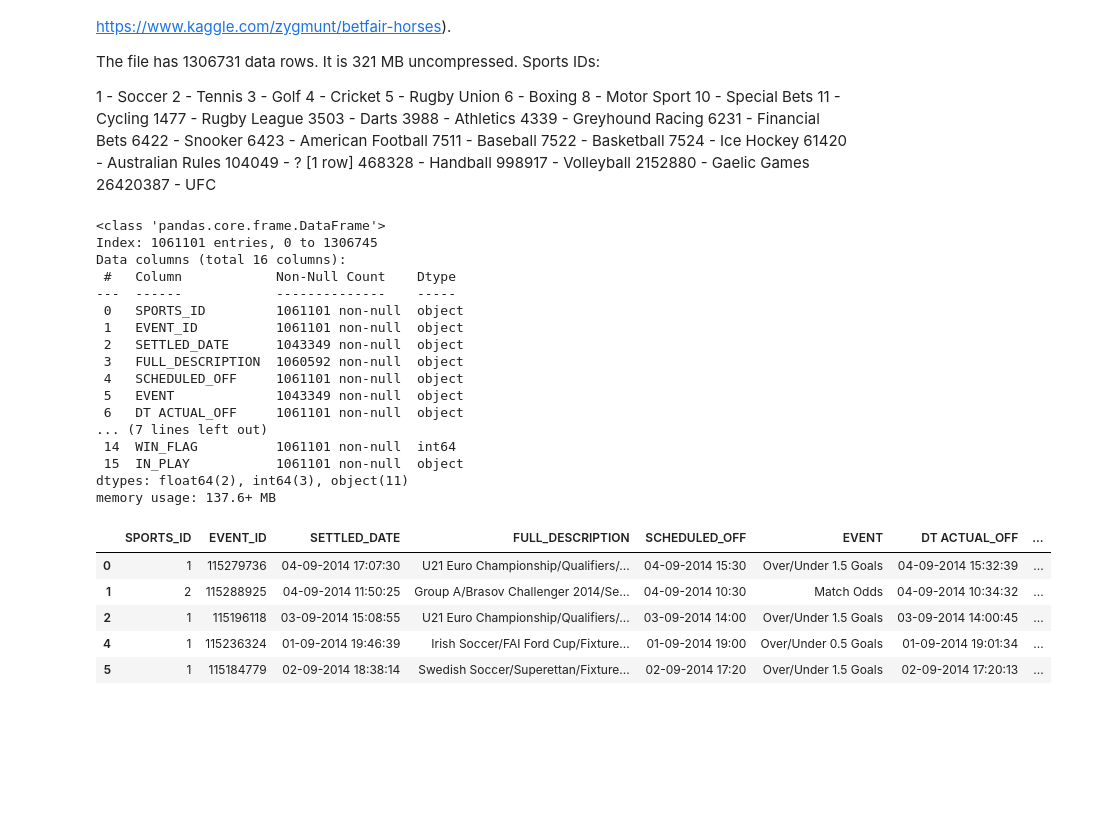
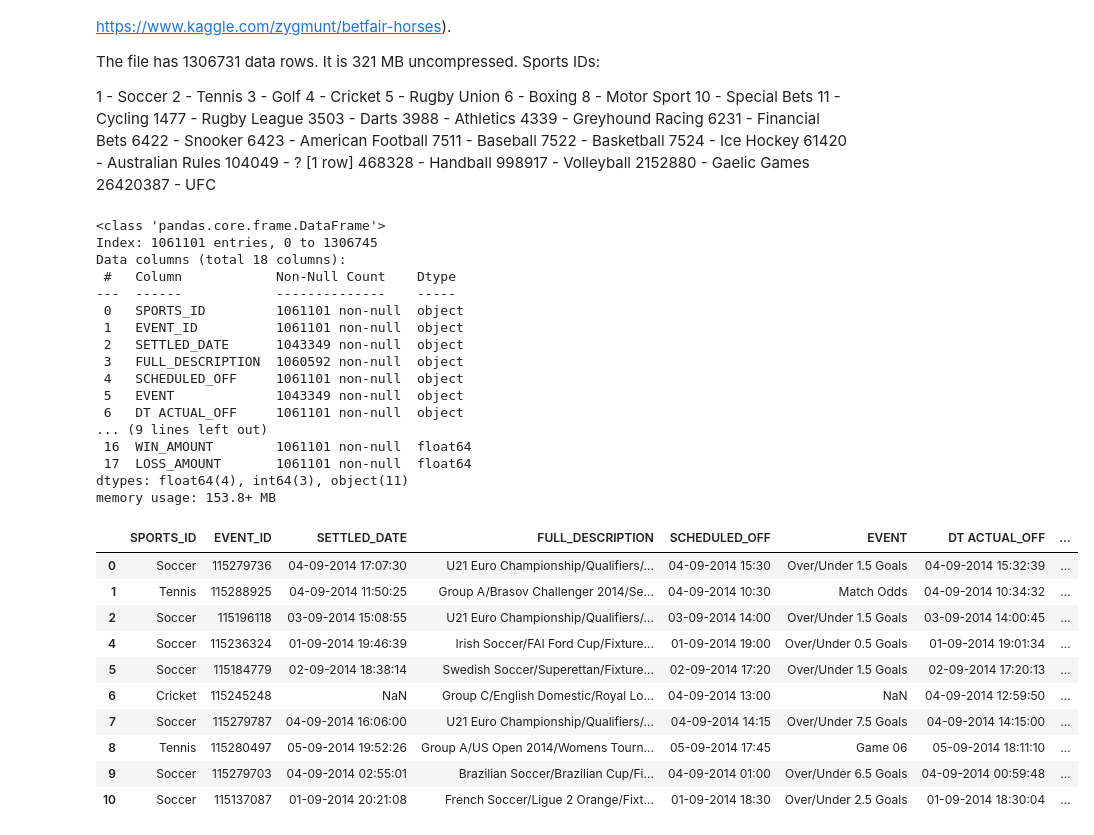
Before and after one commit to ns96/python-betfair, a Jupyter notebook: BetFairEDA.ipynb, the cells around one changed output. Saved outputs shown, nothing was run; the diff lists cells and outputs as text; code cells hidden in the pictures; blank space fills up the shorter version.

```diff
--- a/BetFairEDA.ipynb
+++ b/BetFairEDA.ipynb
@@ -47,38 +48,66 @@ warnings.filterwarnings("ignore")
 # %%
 # load the dataframe
 betfair_df = pd.read_csv("resources/betfair_dataset.csv")
 
+# uncomment below to export sample dataset with 10000 records
+sample = False
+if sample:
+    weights = betfair_df['SPORTS_ID'].value_counts(normalize=True)
+    sample_df = betfair_df.sample(n=10000, weights='SPORTS_ID', random_state=1)
+    sample_df.to_csv("resources/betfair_sample.csv", index=False)
+
+# change sports id to the sports name
+sports_names = {1: "Soccer", 2: "Tennis", 3: "Golf", 4: "Cricket", 5: "Rugby", 6: "Boxing",
+                8: "Motor Sport", 10: "Special Bets", 11: "Cycling", 1477: "Rugby",
+                3503: "Darts", 3988: "Athletics", 4339: "Greyhound Racing", 6231: "Financial Bets",
+                6422: "Billards", 6423: "American Football", 7511: "Baseball", 7522: "Basketball",
+                7524: "Hockey", 61420: "Australian Football", 104049: "Unknown", 468328: "Handball",
+                998917: "Volleyball", 2152880: "Gaelic Games", 26420387: "UFC"}
+
+betfair_df["SPORTS_ID"] = betfair_df["SPORTS_ID"].map(sports_names)
+
 # change sports id and event id to objects
-betfair_df["SPORTS_ID"] = betfair_df["SPORTS_ID"].astype(object)
 betfair_df["EVENT_ID"] = betfair_df["EVENT_ID"].astype(object)
 
 # remove all rows where game/event did not go into play i.e canceled for some reason
 betfair_df = betfair_df.loc[betfair_df.IN_PLAY != "NI"]
 
+# calculate the total winnings
+betfair_df["WIN_AMOUNT"] = betfair_df["ODDS"] * betfair_df["VOLUME_MATCHED"] * betfair_df["WIN_FLAG"]
+
+# calculate the loss amount
+# https://betting.betfair.com/how-to-use-betfair-exchange/beginner-guides/placing-a-lay-bet-010819-51.html
+#betfair_df["LOSS_AMOUNT"] = (betfair_df["ODDS"] * betfair_df["VOLUME_MATCHED"] - betfair_df["VOLUME_MATCHED"]) * (1 - betfair_df["WIN_FLAG"])
+betfair_df["LOSS_AMOUNT"] = (betfair_df["ODDS"] * betfair_df["VOLUME_MATCHED"]) * (1 - betfair_df["WIN_FLAG"])
 betfair_df.info()
 
-betfair_df.head()
+betfair_df.head(10)
 # %% [output]
 <class 'pandas.core.frame.DataFrame'>
 Index: 1061101 entries, 0 to 1306745
-Data columns (total 16 columns):
+Data columns (total 18 columns):
  #   Column            Non-Null Count    Dtype
 ---  ------            --------------    -----
  0   SPORTS_ID         1061101 non-null  object
  1   EVENT_ID          1061101 non-null  object
  2   SETTLED_DATE      1043349 non-null  object
  3   FULL_DESCRIPTION  1060592 non-null  object
  4   SCHEDULED_OFF     1061101 non-null  object
  5   EVENT             1043349 non-null  object
  6   DT ACTUAL_OFF     1061101 non-null  object
-... (7 lines left out)
- 14  WIN_FLAG          1061101 non-null  int64
- 15  IN_PLAY           1061101 non-null  object
-dtypes: float64(2), int64(3), object(11)
-memory usage: 137.6+ MB
+... (9 lines left out)
+ 16  WIN_AMOUNT        1061101 non-null  float64
+ 17  LOSS_AMOUNT       1061101 non-null  float64
+dtypes: float64(4), int64(3), object(11)
+memory usage: 153.8+ MB
 |  | SPORTS_ID | EVENT_ID | SETTLED_DATE | FULL_DESCRIPTION | SCHEDULED_OFF | EVENT | DT ACTUAL_OFF | ... |
-| 0 | 1 | 115279736 | 04-09-2014 17:07:30 | U21 Euro Championship/Qualifiers/... | 04-09-2014 15:30 | Over/Under 1.5 Goals | 04-09-2014 15:32:39 | ... |
-| 1 | 2 | 115288925 | 04-09-2014 11:50:25 | Group A/Brasov Challenger 2014/Se... | 04-09-2014 10:30 | Match Odds | 04-09-2014 10:34:32 | ... |
-| 2 | 1 | 115196118 | 03-09-2014 15:08:55 | U21 Euro Championship/Qualifiers/... | 03-09-2014 14:00 | Over/Under 1.5 Goals | 03-09-2014 14:00:45 | ... |
-| 4 | 1 | 115236324 | 01-09-2014 19:46:39 | Irish Soccer/FAI Ford Cup/Fixture... | 01-09-2014 19:00 | Over/Under 0.5 Goals | 01-09-2014 19:01:34 | ... |
-| 5 | 1 | 115184779 | 02-09-2014 18:38:14 | Swedish Soccer/Superettan/Fixture... | 02-09-2014 17:20 | Over/Under 1.5 Goals | 02-09-2014 17:20:13 | ... |
+| 0 | Soccer | 115279736 | 04-09-2014 17:07:30 | U21 Euro Championship/Qualifiers/... | 04-09-2014 15:30 | Over/Under 1.5 Goals | 04-09-2014 15:32:39 | ... |
+| 1 | Tennis | 115288925 | 04-09-2014 11:50:25 | Group A/Brasov Challenger 2014/Se... | 04-09-2014 10:30 | Match Odds | 04-09-2014 10:34:32 | ... |
+| 2 | Soccer | 115196118 | 03-09-2014 15:08:55 | U21 Euro Championship/Qualifiers/... | 03-09-2014 14:00 | Over/Under 1.5 Goals | 03-09-2014 14:00:45 | ... |
+| 4 | Soccer | 115236324 | 01-09-2014 19:46:39 | Irish Soccer/FAI Ford Cup/Fixture... | 01-09-2014 19:00 | Over/Under 0.5 Goals | 01-09-2014 19:01:34 | ... |
+| 5 | Soccer | 115184779 | 02-09-2014 18:38:14 | Swedish Soccer/Superettan/Fixture... | 02-09-2014 17:20 | Over/Under 1.5 Goals | 02-09-2014 17:20:13 | ... |
+| 6 | Cricket | 115245248 | NaN | Group C/English Domestic/Royal Lo... | 04-09-2014 13:00 | NaN | 04-09-2014 12:59:50 | ... |
+| 7 | Soccer | 115279787 | 04-09-2014 16:06:00 | U21 Euro Championship/Qualifiers/... | 04-09-2014 14:15 | Over/Under 7.5 Goals | 04-09-2014 14:15:00 | ... |
+| 8 | Tennis | 115280497 | 05-09-2014 19:52:26 | Group A/US Open 2014/Womens Tourn... | 05-09-2014 17:45 | Game 06 | 05-09-2014 18:11:10 | ... |
+| 9 | Soccer | 115279703 | 04-09-2014 02:55:01 | Brazilian Soccer/Brazilian Cup/Fi... | 04-09-2014 01:00 | Over/Under 6.5 Goals | 04-09-2014 00:59:48 | ... |
+| 10 | Soccer | 115137087 | 01-09-2014 20:21:08 | French Soccer/Ligue 2 Orange/Fixt... | 01-09-2014 18:30 | Over/Under 2.5 Goals | 01-09-2014 18:30:04 | ... |
```
Also changed, not shown: parts of 16 cells of this notebook, 12 other files.
